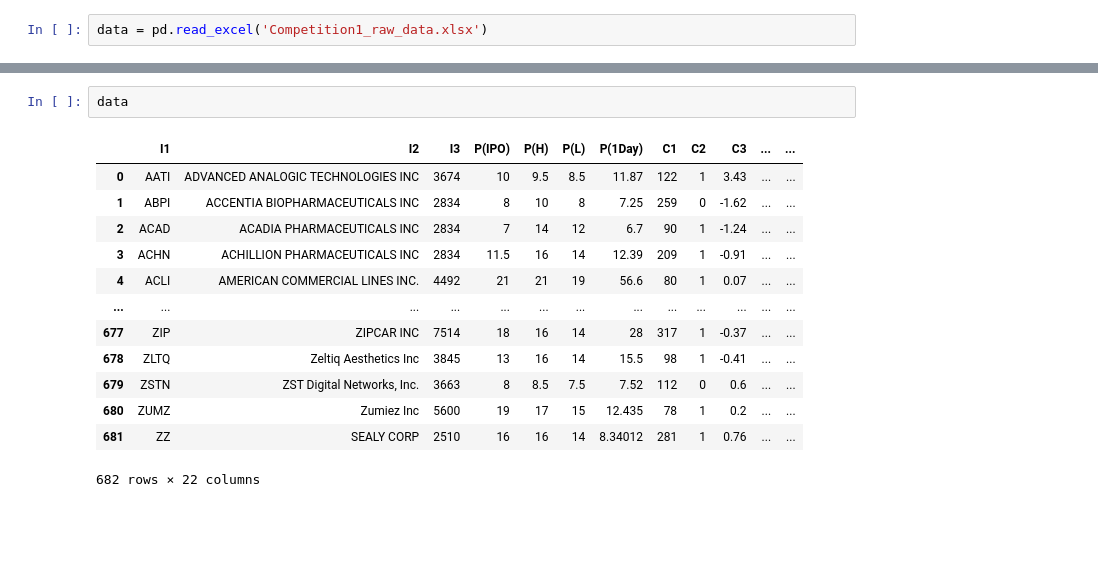
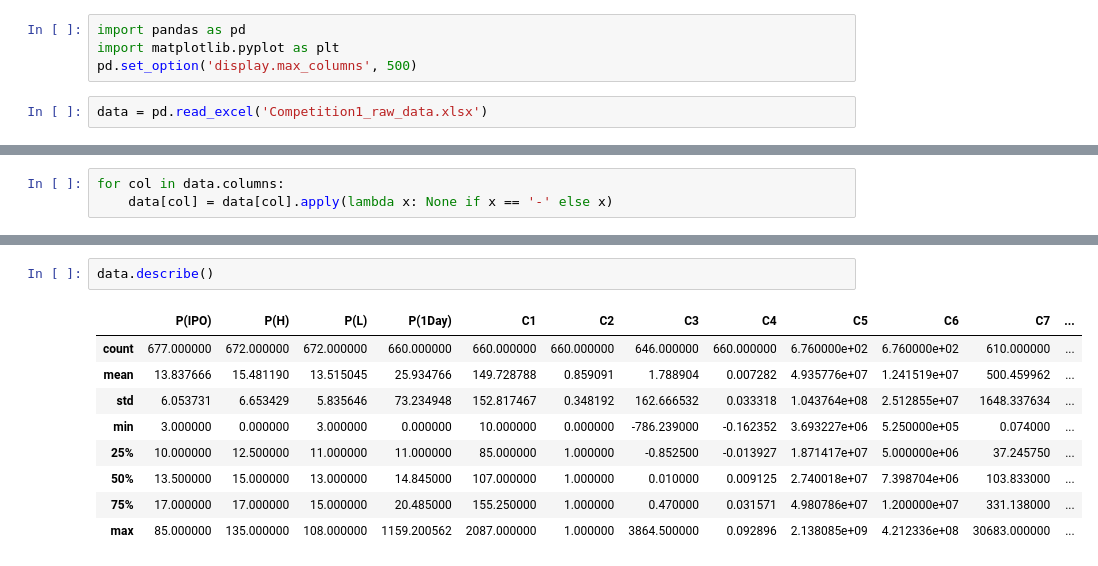
Before and after one commit to fairfield-university-ba545/project1-archana-s-team, a Jupyter notebook: data_prep.ipynb, the cells around one changed output, grey strips where cells are left out. Saved outputs shown, nothing was run; the diff lists cells and outputs as text; blank space fills up the shorter version.

```diff
--- a/data_prep.ipynb
+++ b/data_prep.ipynb
@@ -3,2 +1,6 @@ import pandas as pd
+# %%
+import pandas as pd
+import matplotlib.pyplot as plt
+pd.set_option('display.max_columns', 500)
 # %%
 data = pd.read_excel('Competition1_raw_data.xlsx')
@@ -4,0 +29,3 @@ data = pd.read_excel('Competition1_raw_data.xlsx')
+# %%
+for col in data.columns:
+    data[col] = data[col].apply(lambda x: None if x == '-' else x)
@@ -5,16 +37,12 @@ data = pd.read_excel('Competition1_raw_data.xlsx')
 # %%
-data
+data.describe()
 # %% [output]
-|  | I1 | I2 | I3 | P(IPO) | P(H) | P(L) | P(1Day) | C1 | C2 | C3 | ... | ... |
-| 0 | AATI | ADVANCED ANALOGIC TECHNOLOGIES INC | 3674 | 10 | 9.5 | 8.5 | 11.87 | 122 | 1 | 3.43 | ... | ... |
-| 1 | ABPI | ACCENTIA BIOPHARMACEUTICALS INC | 2834 | 8 | 10 | 8 | 7.25 | 259 | 0 | -1.62 | ... | ... |
-| 2 | ACAD | ACADIA PHARMACEUTICALS INC | 2834 | 7 | 14 | 12 | 6.7 | 90 | 1 | -1.24 | ... | ... |
-| 3 | ACHN | ACHILLION PHARMACEUTICALS INC | 2834 | 11.5 | 16 | 14 | 12.39 | 209 | 1 | -0.91 | ... | ... |
-| 4 | ACLI | AMERICAN COMMERCIAL LINES INC. | 4492 | 21 | 21 | 19 | 56.6 | 80 | 1 | 0.07 | ... | ... |
-| ... | ... | ... | ... | ... | ... | ... | ... | ... | ... | ... | ... | ... |
-| 677 | ZIP | ZIPCAR INC | 7514 | 18 | 16 | 14 | 28 | 317 | 1 | -0.37 | ... | ... |
-| 678 | ZLTQ | Zeltiq Aesthetics Inc | 3845 | 13 | 16 | 14 | 15.5 | 98 | 1 | -0.41 | ... | ... |
-| 679 | ZSTN | ZST Digital Networks, Inc. | 3663 | 8 | 8.5 | 7.5 | 7.52 | 112 | 0 | 0.6 | ... | ... |
-| 680 | ZUMZ | Zumiez Inc | 5600 | 19 | 17 | 15 | 12.435 | 78 | 1 | 0.2 | ... | ... |
-| 681 | ZZ | SEALY CORP | 2510 | 16 | 16 | 14 | 8.34012 | 281 | 1 | 0.76 | ... | ... |
+|  | P(IPO) | P(H) | P(L) | P(1Day) | C1 | C2 | C3 | C4 | C5 | C6 | C7 | ... |
+| count | 677.000000 | 672.000000 | 672.000000 | 660.000000 | 660.000000 | 660.000000 | 646.000000 | 660.000000 | 6.760000e+02 | 6.760000e+02 | 610.000000 | ... |
+| mean | 13.837666 | 15.481190 | 13.515045 | 25.934766 | 149.728788 | 0.859091 | 1.788904 | 0.007282 | 4.935776e+07 | 1.241519e+07 | 500.459962 | ... |
+| std | 6.053731 | 6.653429 | 5.835646 | 73.234948 | 152.817467 | 0.348192 | 162.666532 | 0.033318 | 1.043764e+08 | 2.512855e+07 | 1648.337634 | ... |
+| min | 3.000000 | 0.000000 | 3.000000 | 0.000000 | 10.000000 | 0.000000 | -786.239000 | -0.162352 | 3.693227e+06 | 5.250000e+05 | 0.074000 | ... |
+| 25% | 10.000000 | 12.500000 | 11.000000 | 11.000000 | 85.000000 | 1.000000 | -0.852500 | -0.013927 | 1.871417e+07 | 5.000000e+06 | 37.245750 | ... |
+| 50% | 13.500000 | 15.000000 | 13.000000 | 14.845000 | 107.000000 | 1.000000 | 0.010000 | 0.009125 | 2.740018e+07 | 7.398704e+06 | 103.833000 | ... |
+| 75% | 17.000000 | 17.000000 | 15.000000 | 20.485000 | 155.250000 | 1.000000 | 0.470000 | 0.031571 | 4.980786e+07 | 1.200000e+07 | 331.138000 | ... |
+| max | 85.000000 | 135.000000 | 108.000000 | 1159.200562 | 2087.000000 | 1.000000 | 3864.500000 | 0.092896 | 2.138085e+09 | 4.212336e+08 | 30683.000000 | ... |
-682 rows × 22 columns
```
Also changed, not shown: parts of 9 cells of this notebook.
